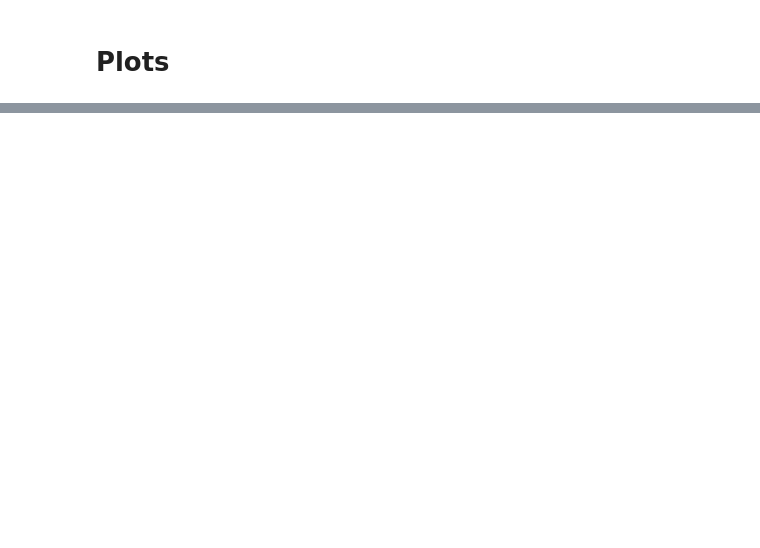
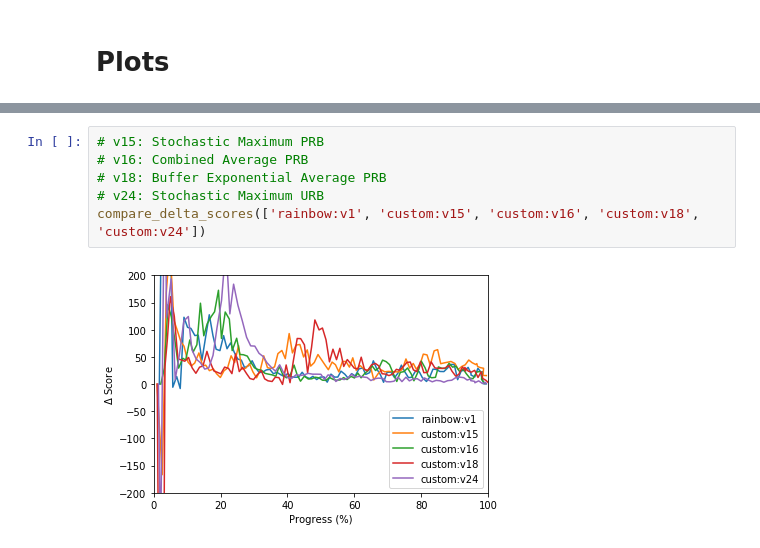
Before and after one commit to seungjaeryanlee/retro-agents, a Jupyter notebook: Plot.ipynb, the cells around one changed output, grey strips where cells are left out. Drawn from its saved outputs; the diff is of its cells as text; blank space fills up the shorter version.

```diff
--- a/Plot.ipynb
+++ b/Plot.ipynb
@@ -120,0 +211,8 @@ compare_agents(['rainbow:v1', 'custom:v15', 'custom:v18'])
+# %%
+# v15: Stochastic Maximum PRB
+# v16: Combined Average PRB
+# v18: Buffer Exponential Average PRB
+# v24: Stochastic Maximum URB
+compare_delta_scores(['rainbow:v1', 'custom:v15', 'custom:v16', 'custom:v18', 'custom:v24'])
+# %% [output]
+[figure, added]
```
Also changed, not shown: parts of 10 cells of this notebook, 9 other files.
